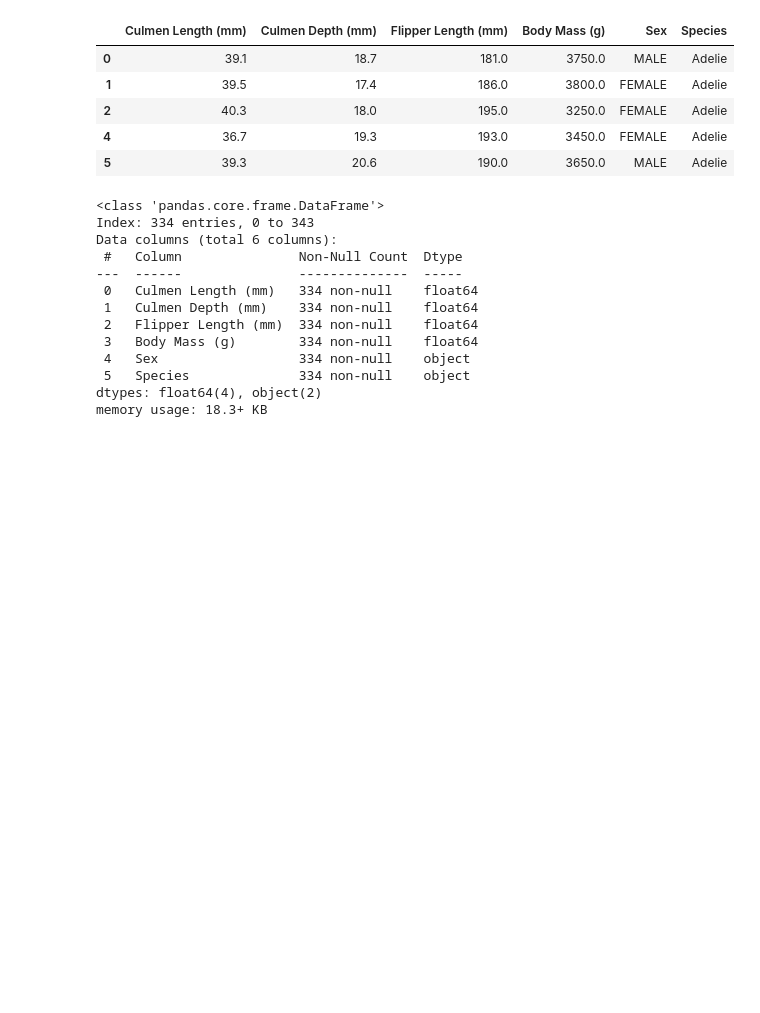
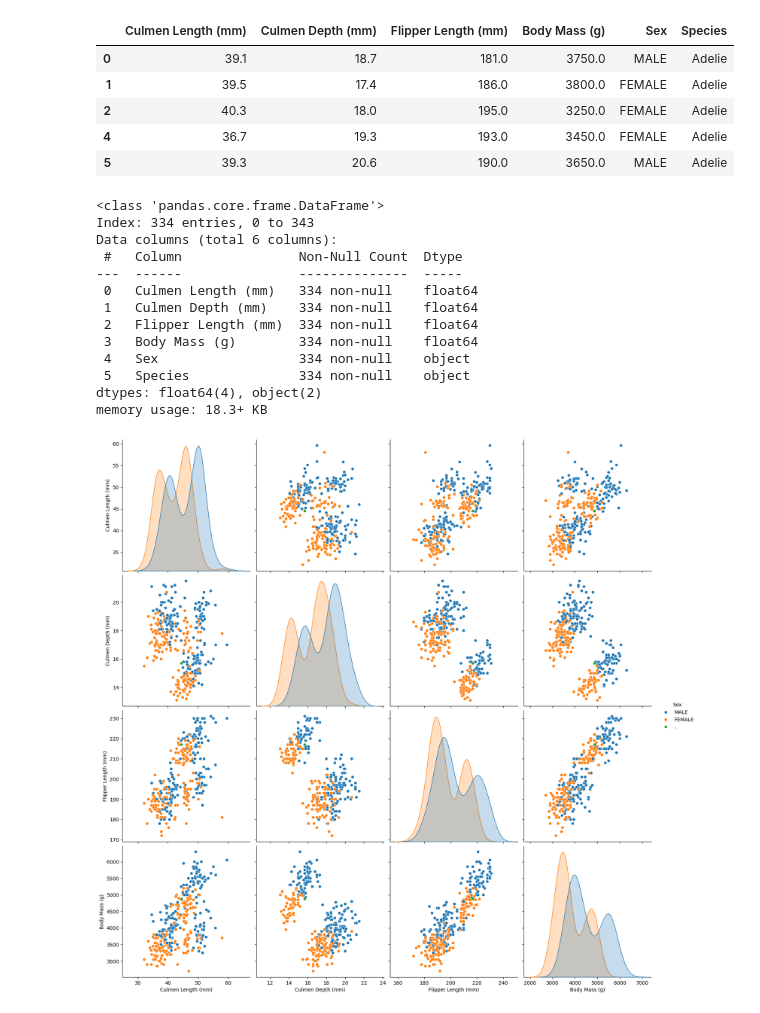
Before and after one commit to DavidGuzzi/inria, a Jupyter notebook: unsupervised.ipynb, the cells around one changed output. Cells and saved outputs as stored; diff of their text form; code cells hidden in the pictures; blank space fills up the shorter version.

```diff
--- a/unsupervised.ipynb
+++ b/unsupervised.ipynb
@@ -35,3 +35,12 @@ Data columns (total 6 columns):
  5   Species              334 non-null    object
 dtypes: float64(4), object(2)
 memory usage: 18.3+ KB
+# %%
+species = penguins["Species"]
+penguins = penguins.drop(columns=["Species"])
+# %%
+import seaborn as sns
+
+_ = sns.pairplot(penguins, hue="Sex", height=4)
+# %% [output]
+[figure, added]
```
Also changed, not shown: parts of 6 cells of this notebook.
